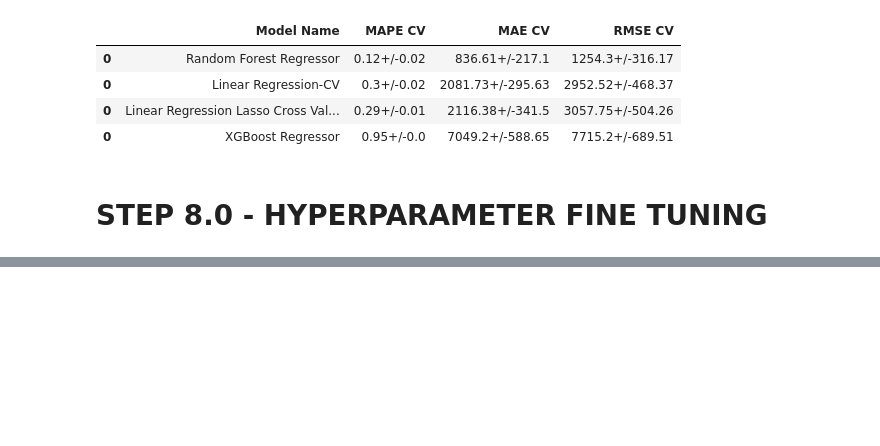
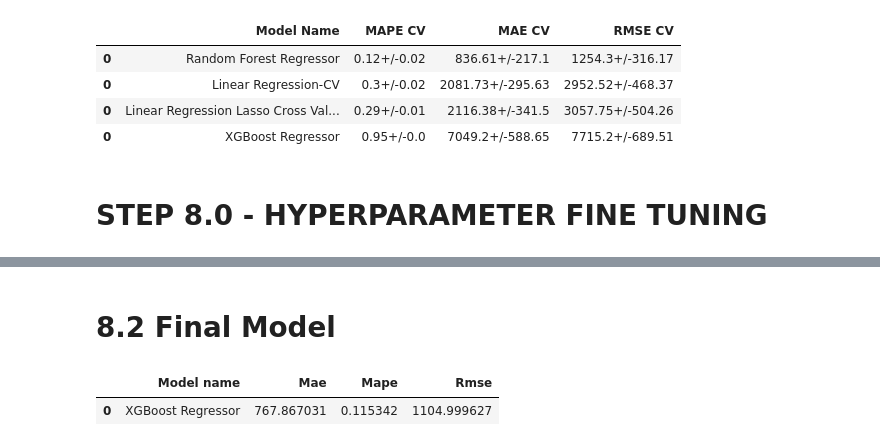
Before and after one commit to guiaraujofreitas/rossmann_estudo, a Jupyter notebook: Store-analise_dados_ modulo_04_1.ipynb, the cells around one changed output, grey strips where cells are left out. Cells and saved outputs as stored; diff of their text form; code cells hidden in the pictures; blank space fills up the shorter version.

```diff
--- a/Store-analise_dados_ modulo_04_1.ipynb
+++ b/Store-analise_dados_ modulo_04_1.ipynb
@@ -1833,0 +1840,29 @@ result_hp
+# %% [markdown]
+# 8.2 Final Model
+# %%
+param_tune = {
+         'n_estimators' :3000,
+         'eta':0.03,
+         'max_depth':5,
+         'subsample':0.7,
+         'colsample_bytree':0.7,
+         'min_child_weight': 3  }
+# %%
+
+ xg_model_tuned = xgb.XGBRegressor( objective= 'reg:squarederror',
+                                    n_estimators =param_tune['n_estimators'],
+                                    eta = param_tune['eta'],
+                                    max_depth= param_tune['max_depth'],
+                                    subsample=param_tune['subsample'],
+                                    colsample_bytree = param_tune['colsample_bytree'],
+                                    min_child_weight= param_tune['min_child_weight'] ).fit(x_train, y_train)
+
+yhat_xg_tuned = xg_model_tuned.predict( x_test)
+
+
+xg_result_tuned = ml_error ('XGBoost Regressor',np.expm1(y_test),np.expm1(yhat_xg_tuned) )
+
+xg_result_tuned
+# %% [output]
+|  | Model name | Mae | Mape | Rmse |
+| 0 | XGBoost Regressor | 767.867031 | 0.115342 | 1104.999627 |
```
Also changed, not shown: parts of 6 cells of this notebook.
